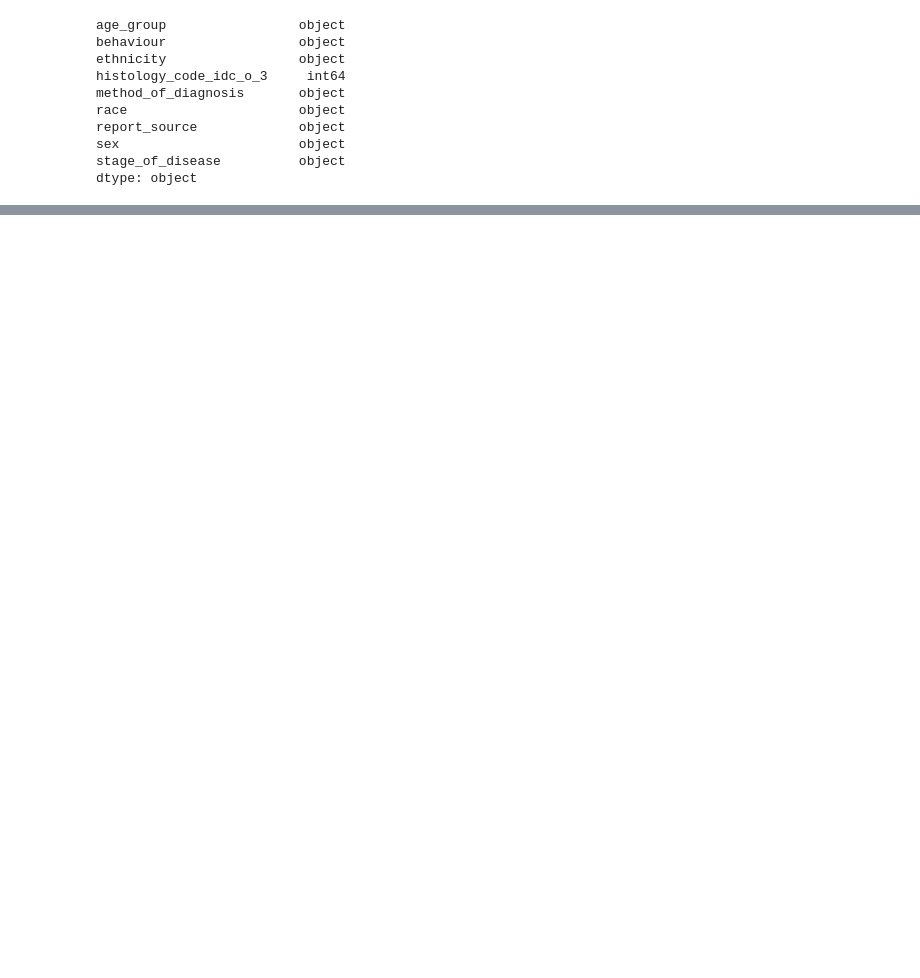
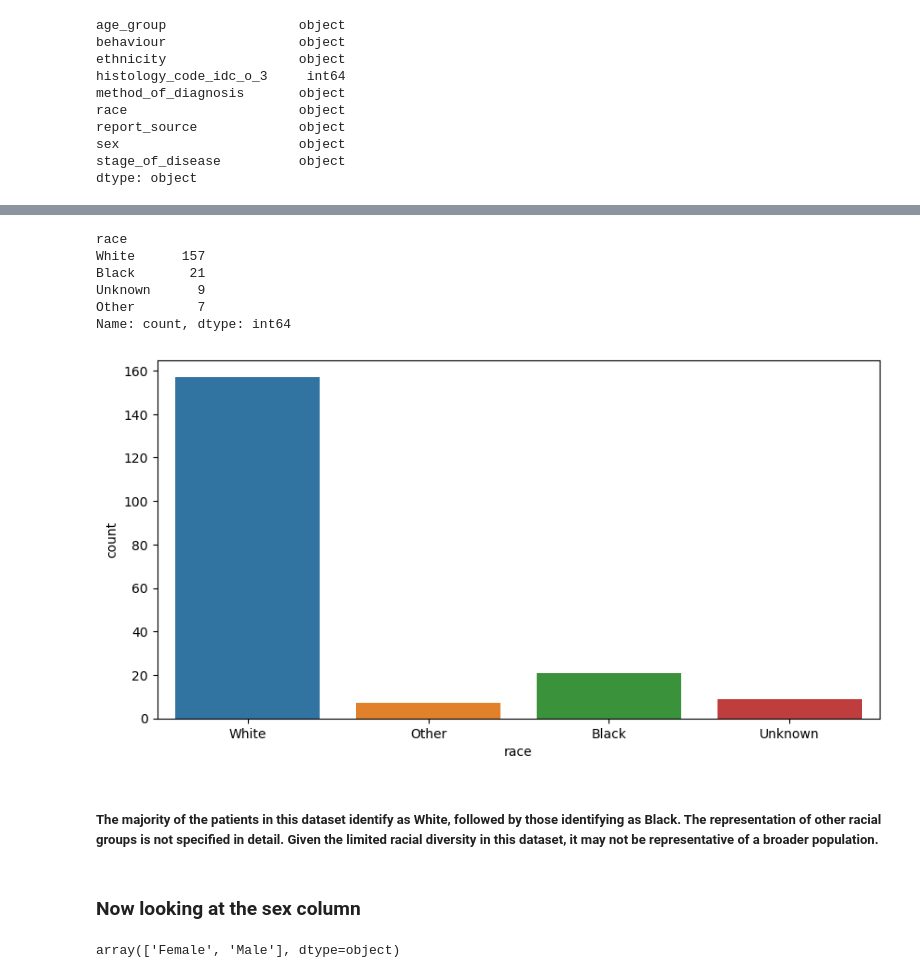
Before and after one commit to hollyaktgw/PUBH1142, a Jupyter notebook: Leukemia Data Analysis.ipynb, the cells around one changed output, grey strips where cells are left out. Drawn from its saved outputs; the diff is of its cells as text; code cells hidden in the pictures; blank space fills up the shorter version.

```diff
--- a/Leukemia Data Analysis.ipynb
+++ b/Leukemia Data Analysis.ipynb
@@ -53,0 +123,25 @@ dtype: object
+# %%
+# value counts
+df.race.value_counts()
+# %% [output]
+race
+White      157
+Black       21
+Unknown      9
+Other        7
+Name: count, dtype: int64
+# %%
+# make a bar graph of the race column
+plt.figure(figsize=(10,5))
+sns.countplot(x='race', data=df)
+plt.show()
+# %% [output]
+[figure, added]
+# %% [markdown]
+##### The majority of the patients in this dataset identify as White, followed by those identifying as Black. The representation of other racial groups is not specified in detail. Given the limited racial diversity in this dataset, it may not be representative of a broader population.
+# %% [markdown]
+### Now looking at the sex column
+# %%
+df.sex.unique()
+# %% [output]
+array(['Female', 'Male'], dtype=object)
```
Also changed, not shown: parts of 30 cells of this notebook.
